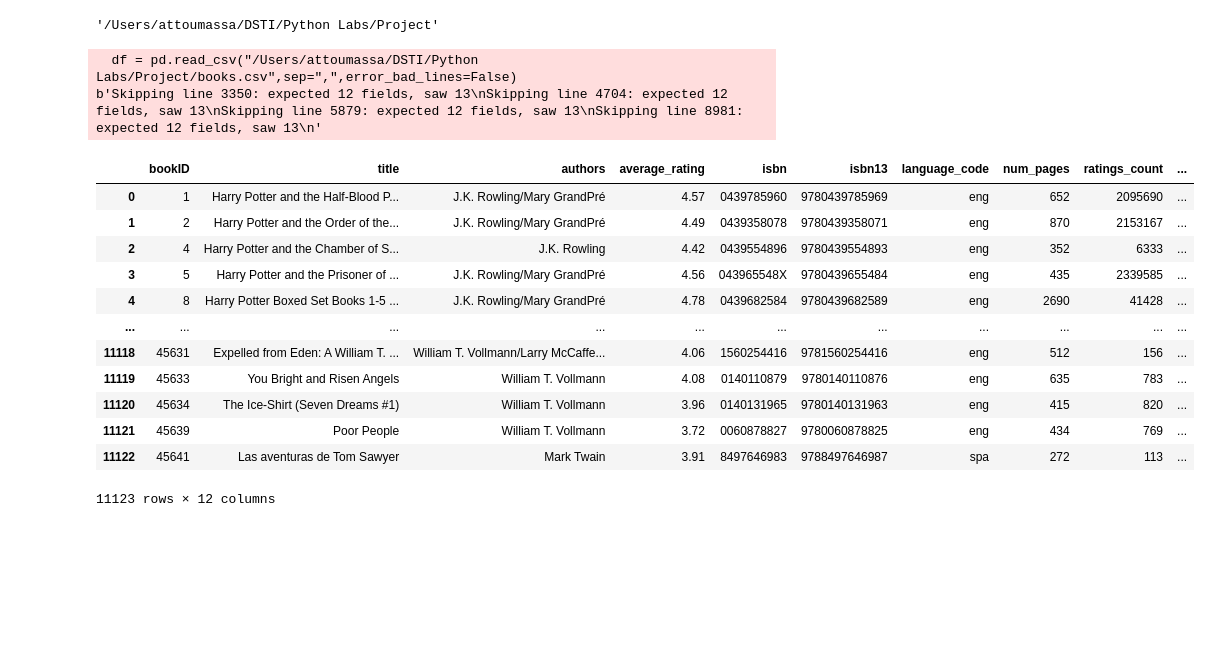
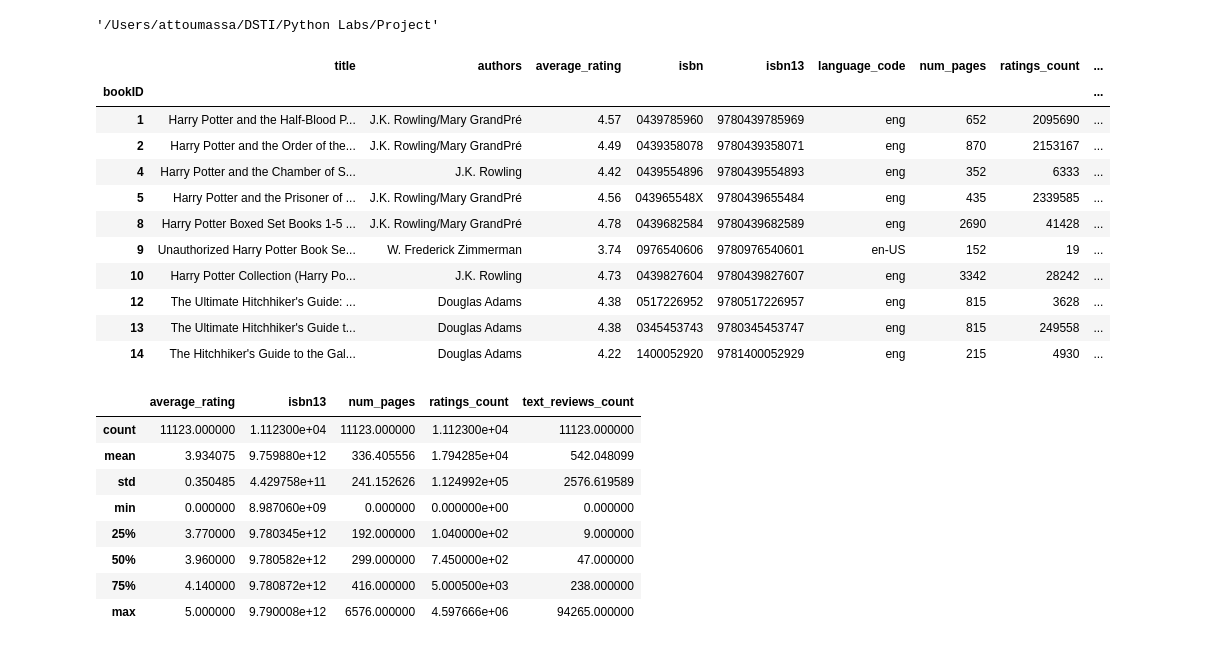
Before and after one commit to Attoumassa/book_rating_prediction_model, a Jupyter notebook: Data_analysis/book_rating.ipynb, the cells around one changed output. Saved outputs shown, nothing was run; the diff lists cells and outputs as text; code cells hidden in the pictures; blank space fills up the shorter version.

Commit message:
mise à jour fichier python analyse

```diff
--- a/Data_analysis/book_rating.ipynb
+++ b/Data_analysis/book_rating.ipynb
@@ -7,23 +7,33 @@ pwd
 # %% [output]
 '/Users/attoumassa/DSTI/Python Labs/Project'
 # %%
-df = pd.read_csv("/Users/attoumassa/DSTI/Python Labs/Project/books.csv",sep=",",error_bad_lines=False)
+df = pd.read_csv("/Users/attoumassa/DSTI/Python Labs/Project/books.csv",
+                 sep=",",on_bad_lines='skip',
+                 index_col="bookID")
-# %% [output]
-  df = pd.read_csv("/Users/attoumassa/DSTI/Python Labs/Project/books.csv",sep=",",error_bad_lines=False)
-b'Skipping line 3350: expected 12 fields, saw 13\nSkipping line 4704: expected 12 fields, saw 13\nSkipping line 5879: expected 12 fields, saw 13\nSkipping line 8981: expected 12 fields, saw 13\n'
+# %%
+df.head(10)
+# %% [output]
+|  | title | authors | average_rating | isbn | isbn13 | language_code | num_pages | ratings_count | ... |
+| bookID |  |  |  |  |  |  |  |  | ... |
+| 1 | Harry Potter and the Half-Blood P... | J.K. Rowling/Mary GrandPré | 4.57 | 0439785960 | 9780439785969 | eng | 652 | 2095690 | ... |
+| 2 | Harry Potter and the Order of the... | J.K. Rowling/Mary GrandPré | 4.49 | 0439358078 | 9780439358071 | eng | 870 | 2153167 | ... |
+| 4 | Harry Potter and the Chamber of S... | J.K. Rowling | 4.42 | 0439554896 | 9780439554893 | eng | 352 | 6333 | ... |
+| 5 | Harry Potter and the Prisoner of ... | J.K. Rowling/Mary GrandPré | 4.56 | 043965548X | 9780439655484 | eng | 435 | 2339585 | ... |
+| 8 | Harry Potter Boxed Set Books 1-5 ... | J.K. Rowling/Mary GrandPré | 4.78 | 0439682584 | 9780439682589 | eng | 2690 | 41428 | ... |
+| 9 | Unauthorized Harry Potter Book Se... | W. Frederick Zimmerman | 3.74 | 0976540606 | 9780976540601 | en-US | 152 | 19 | ... |
+| 10 | Harry Potter Collection (Harry Po... | J.K. Rowling | 4.73 | 0439827604 | 9780439827607 | eng | 3342 | 28242 | ... |
+| 12 | The Ultimate Hitchhiker's Guide: ... | Douglas Adams | 4.38 | 0517226952 | 9780517226957 | eng | 815 | 3628 | ... |
+| 13 | The Ultimate Hitchhiker's Guide t... | Douglas Adams | 4.38 | 0345453743 | 9780345453747 | eng | 815 | 249558 | ... |
+| 14 | The Hitchhiker's Guide to the Gal... | Douglas Adams | 4.22 | 1400052920 | 9781400052929 | eng | 215 | 4930 | ... |
 # %%
-df
+df.describe()
 # %% [output]
-|  | bookID | title | authors | average_rating | isbn | isbn13 | language_code | num_pages | ratings_count | ... |
-| 0 | 1 | Harry Potter and the Half-Blood P... | J.K. Rowling/Mary GrandPré | 4.57 | 0439785960 | 9780439785969 | eng | 652 | 2095690 | ... |
-| 1 | 2 | Harry Potter and the Order of the... | J.K. Rowling/Mary GrandPré | 4.49 | 0439358078 | 9780439358071 | eng | 870 | 2153167 | ... |
-| 2 | 4 | Harry Potter and the Chamber of S... | J.K. Rowling | 4.42 | 0439554896 | 9780439554893 | eng | 352 | 6333 | ... |
-| 3 | 5 | Harry Potter and the Prisoner of ... | J.K. Rowling/Mary GrandPré | 4.56 | 043965548X | 9780439655484 | eng | 435 | 2339585 | ... |
-| 4 | 8 | Harry Potter Boxed Set Books 1-5 ... | J.K. Rowling/Mary GrandPré | 4.78 | 0439682584 | 9780439682589 | eng | 2690 | 41428 | ... |
-| ... | ... | ... | ... | ... | ... | ... | ... | ... | ... | ... |
-| 11118 | 45631 | Expelled from Eden: A William T. ... | William T. Vollmann/Larry McCaffe... | 4.06 | 1560254416 | 9781560254416 | eng | 512 | 156 | ... |
-| 11119 | 45633 | You Bright and Risen Angels | William T. Vollmann | 4.08 | 0140110879 | 9780140110876 | eng | 635 | 783 | ... |
-| 11120 | 45634 | The Ice-Shirt (Seven Dreams #1) | William T. Vollmann | 3.96 | 0140131965 | 9780140131963 | eng | 415 | 820 | ... |
-| 11121 | 45639 | Poor People | William T. Vollmann | 3.72 | 0060878827 | 9780060878825 | eng | 434 | 769 | ... |
-| 11122 | 45641 | Las aventuras de Tom Sawyer | Mark Twain | 3.91 | 8497646983 | 9788497646987 | spa | 272 | 113 | ... |
+|  | average_rating | isbn13 | num_pages | ratings_count | text_reviews_count |
+| count | 11123.000000 | 1.112300e+04 | 11123.000000 | 1.112300e+04 | 11123.000000 |
+| mean | 3.934075 | 9.759880e+12 | 336.405556 | 1.794285e+04 | 542.048099 |
+| std | 0.350485 | 4.429758e+11 | 241.152626 | 1.124992e+05 | 2576.619589 |
+| min | 0.000000 | 8.987060e+09 | 0.000000 | 0.000000e+00 | 0.000000 |
+| 25% | 3.770000 | 9.780345e+12 | 192.000000 | 1.040000e+02 | 9.000000 |
+| 50% | 3.960000 | 9.780582e+12 | 299.000000 | 7.450000e+02 | 47.000000 |
+| 75% | 4.140000 | 9.780872e+12 | 416.000000 | 5.000500e+03 | 238.000000 |
+| max | 5.000000 | 9.790008e+12 | 6576.000000 | 4.597666e+06 | 94265.000000 |
-11123 rows × 12 columns
```
Also changed, not shown: parts of 11 cells of this notebook, 2 other files.
